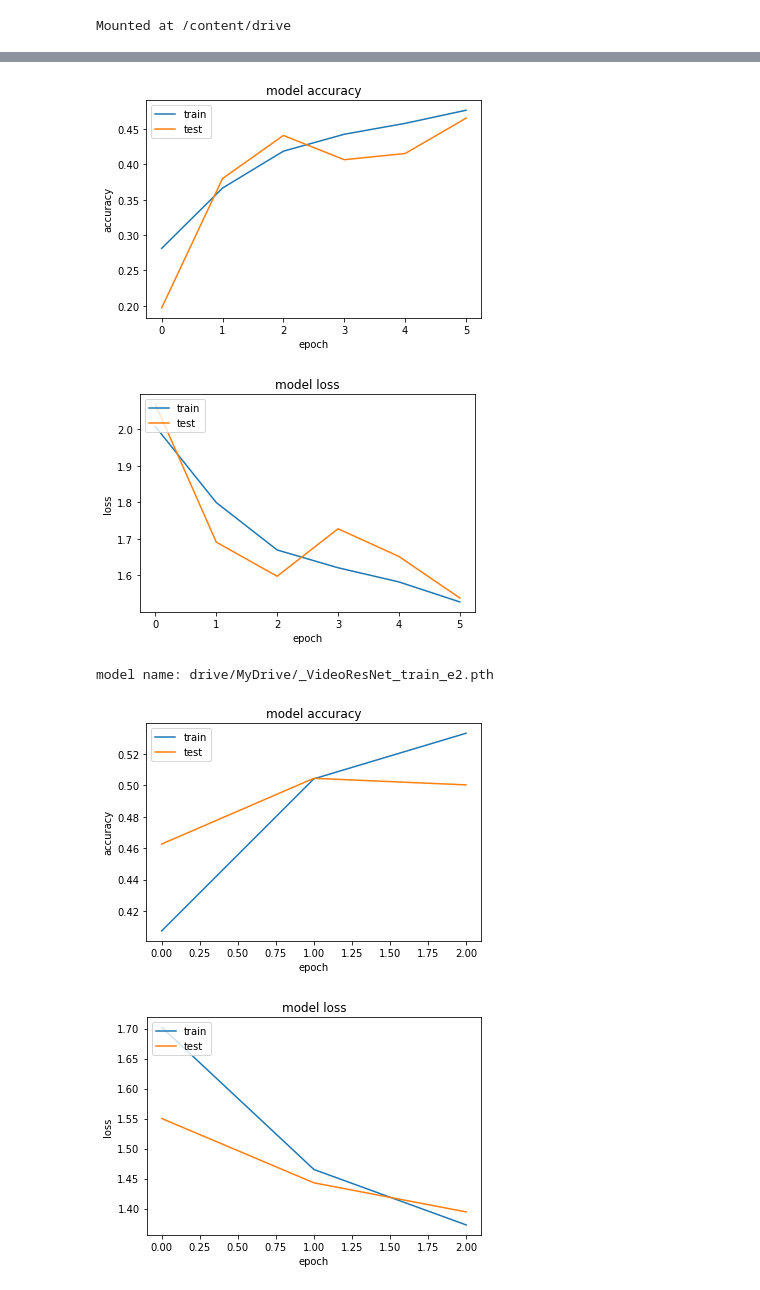
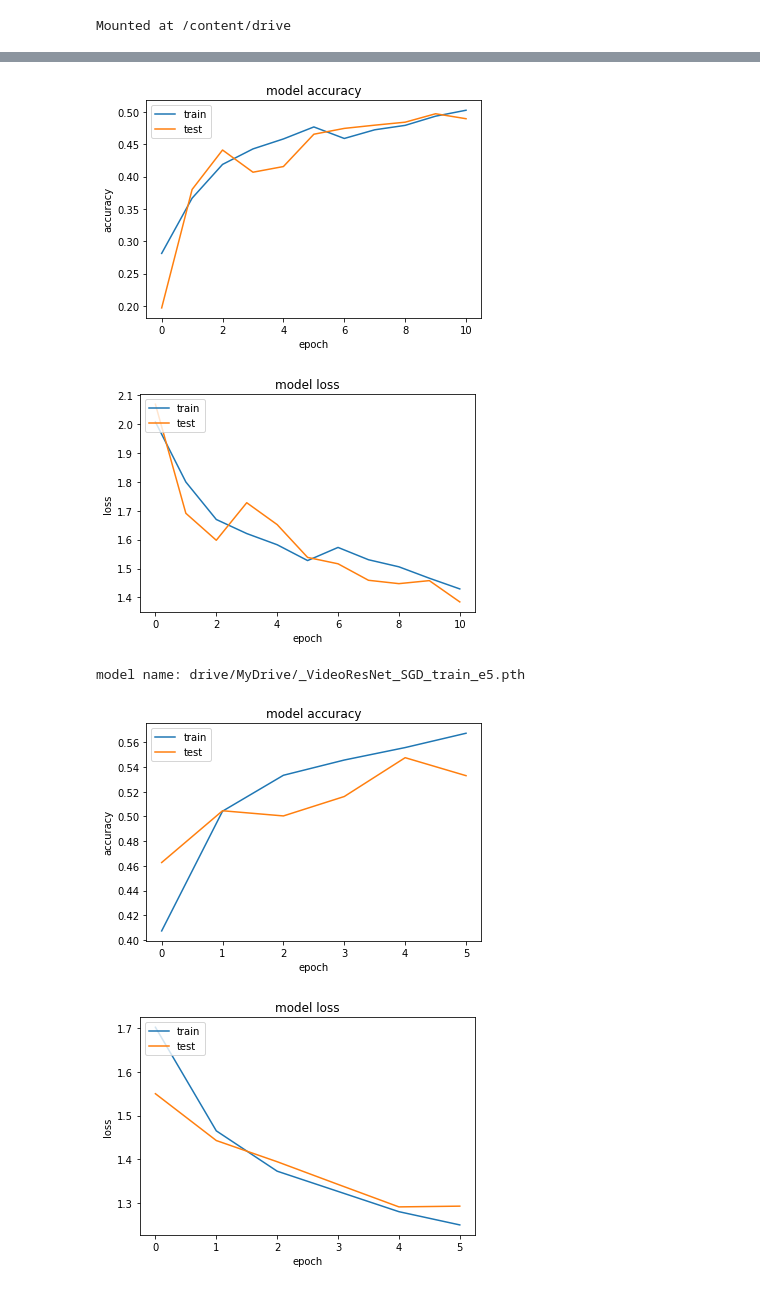
Before and after one commit to antocommi/provagcp, a Jupyter notebook: Dashboard.ipynb, the cells around one changed output, grey strips where cells are left out. Drawn from its saved outputs; the diff is of its cells as text; code cells hidden in the pictures.

```diff
--- a/Dashboard.ipynb
+++ b/Dashboard.ipynb
@@ -47,5 +65,5 @@ Mounted at /content/drive
 # %%
-models = ['drive/MyDrive/_SlowFast_SGD_train_e5.pth','drive/MyDrive/_VideoResNet_train_e2.pth']
+models = ['drive/MyDrive/_SlowFast_SGD_train_e10.pth','drive/MyDrive/_VideoResNet_SGD_train_e5.pth']
 for model in models:
   checkpoint_init = torch.load(model, map_location=device)
   starting_epoch = checkpoint_init['epoch'] + 1
@@ -75,5 +93,5 @@ model name: drive/MyDrive/_SlowFast_SGD_train_e5.pth
-[figure, old version]
+[figure, new version]
-[figure, old version]
+[figure, new version]
-model name: drive/MyDrive/_VideoResNet_train_e2.pth
+model name: drive/MyDrive/_VideoResNet_SGD_train_e5.pth
-[figure, old version]
+[figure, new version]
-[figure, old version]
+[figure, new version]
```
Also changed, not shown: parts of 2 cells of this notebook.
